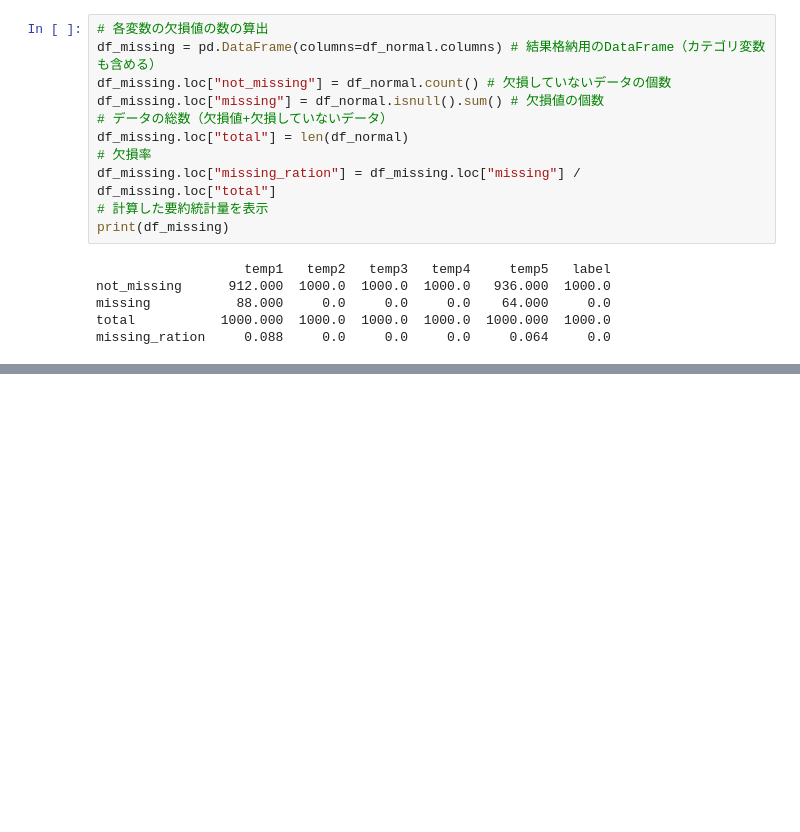
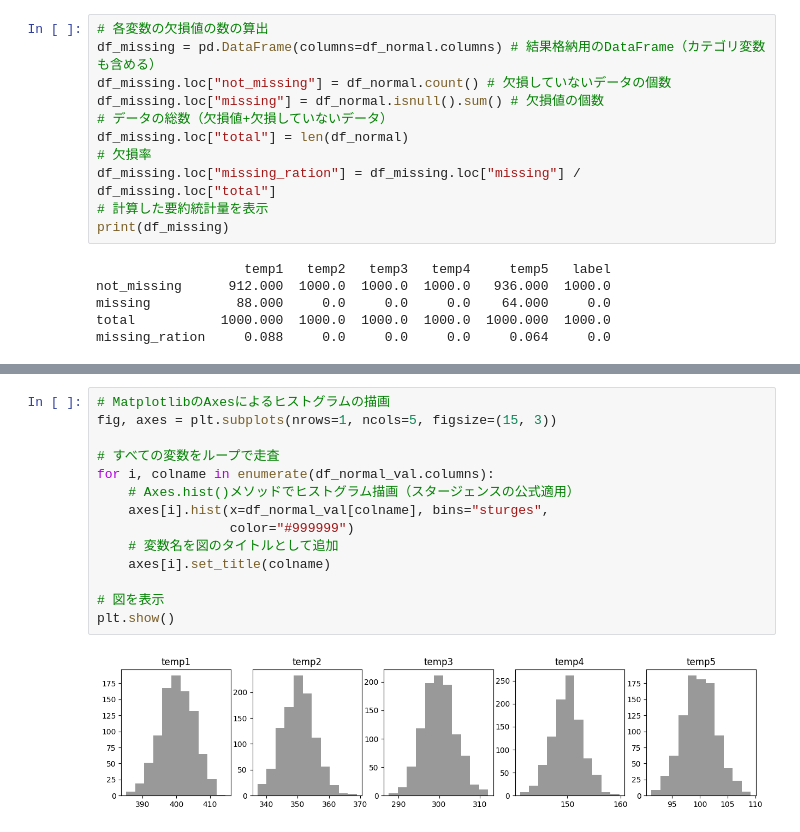
Before and after one commit to SY-256/anomaly_detection, a Jupyter notebook: notebook/chapter2_1.ipynb, the cells around one changed output, grey strips where cells are left out. Cells and saved outputs as stored; diff of their text form; blank space fills up the shorter version.

```diff
--- a/notebook/chapter2_1.ipynb
+++ b/notebook/chapter2_1.ipynb
@@ -106,0 +173,16 @@ missing_ration     0.088     0.0     0.0     0.0     0.064     0.0
+# %%
+# MatplotlibのAxesによるヒストグラムの描画
+fig, axes = plt.subplots(nrows=1, ncols=5, figsize=(15, 3))
+
+# すべての変数をループで走査
+for i, colname in enumerate(df_normal_val.columns):
+    # Axes.hist()メソッドでヒストグラム描画（スタージェンスの公式適用）
+    axes[i].hist(x=df_normal_val[colname], bins="sturges",
+                 color="#999999")
+    # 変数名を図のタイトルとして追加
+    axes[i].set_title(colname)
+
+# 図を表示
+plt.show()
+# %% [output]
+[figure, added]
```
Also changed, not shown: parts of 12 cells of this notebook.
